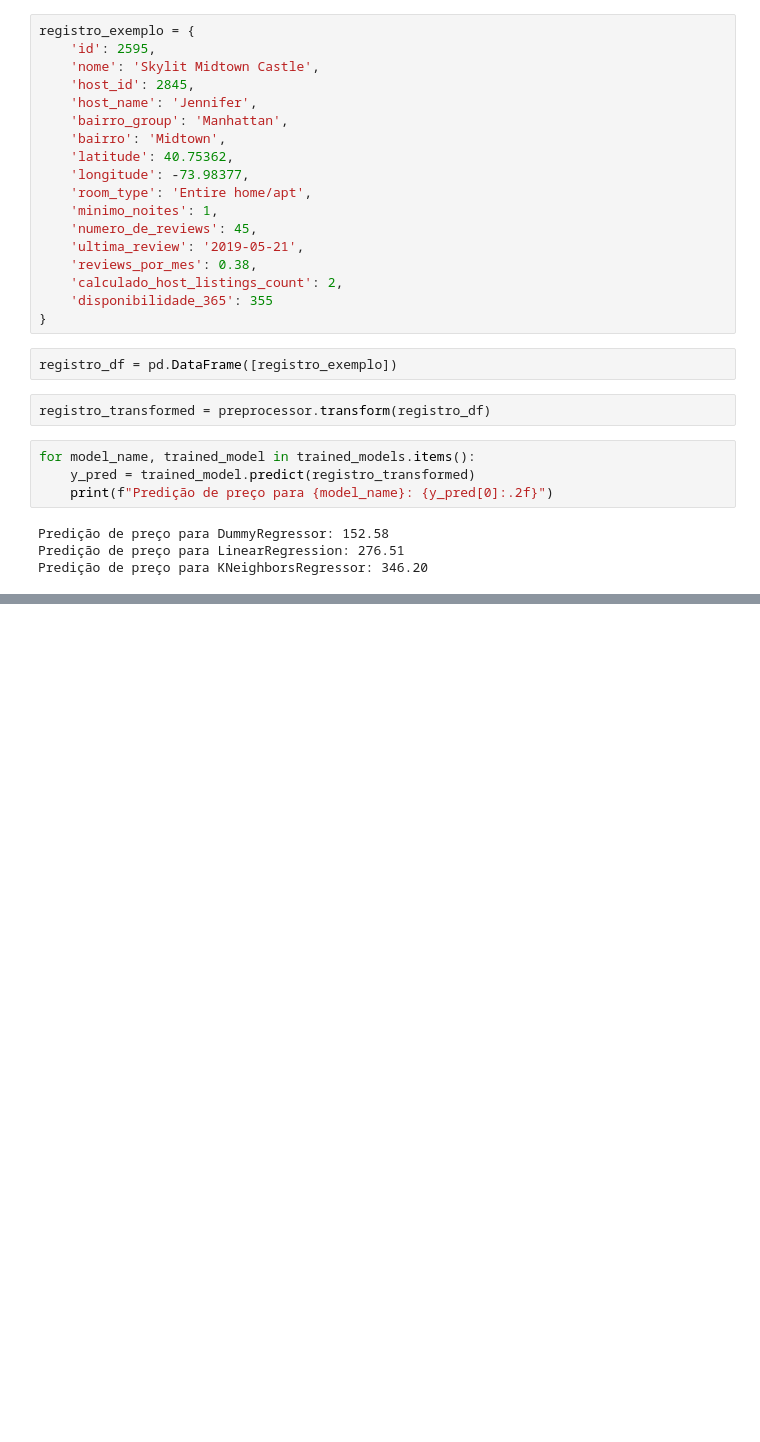
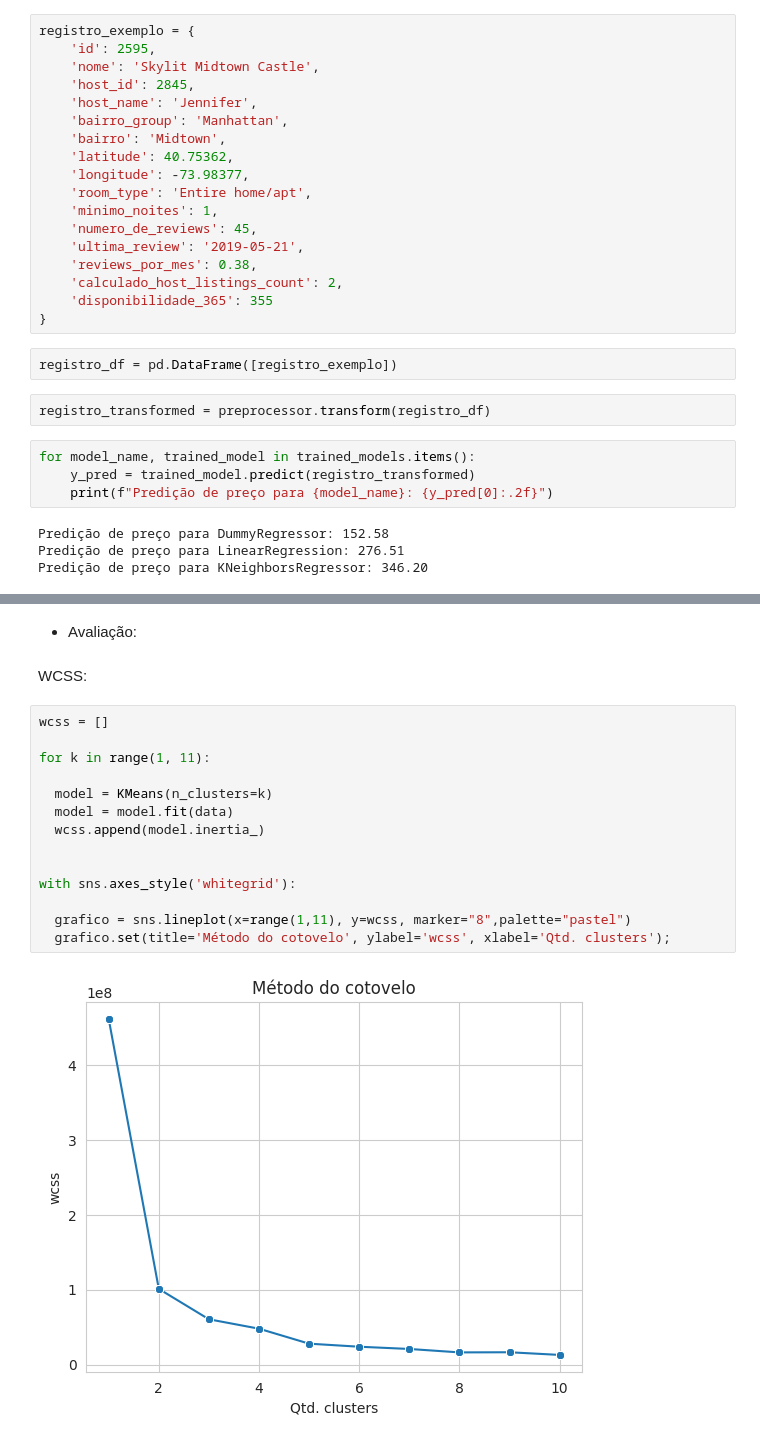
Before and after one commit to micaellimaj/Modelo_Predicao_De_Precos_Imoveis, a Jupyter notebook: Notebooks/3_Modelos_Machine_Learning.ipynb, the cells around one changed output, grey strips where cells are left out. Drawn from its saved outputs; the diff is of its cells as text; blank space fills up the shorter version.

```diff
--- a/Notebooks/3_Modelos_Machine_Learning.ipynb
+++ b/Notebooks/3_Modelos_Machine_Learning.ipynb
@@ -421,0 +699,20 @@ Predição de preço para KNeighborsRegressor: 346.20
+# %% [markdown]
+* Avaliação:
+# %% [markdown]
+WCSS:
+# %%
+wcss = []
+
+for k in range(1, 11):
+
+  model = KMeans(n_clusters=k)
+  model = model.fit(data)
+  wcss.append(model.inertia_)
+
+
+with sns.axes_style('whitegrid'):
+
+  grafico = sns.lineplot(x=range(1,11), y=wcss, marker="8",palette="pastel")
+  grafico.set(title='Método do cotovelo', ylabel='wcss', xlabel='Qtd. clusters');
+# %% [output]
+[figure, added]
```
Also changed, not shown: parts of 65 cells of this notebook, 13 other files.
